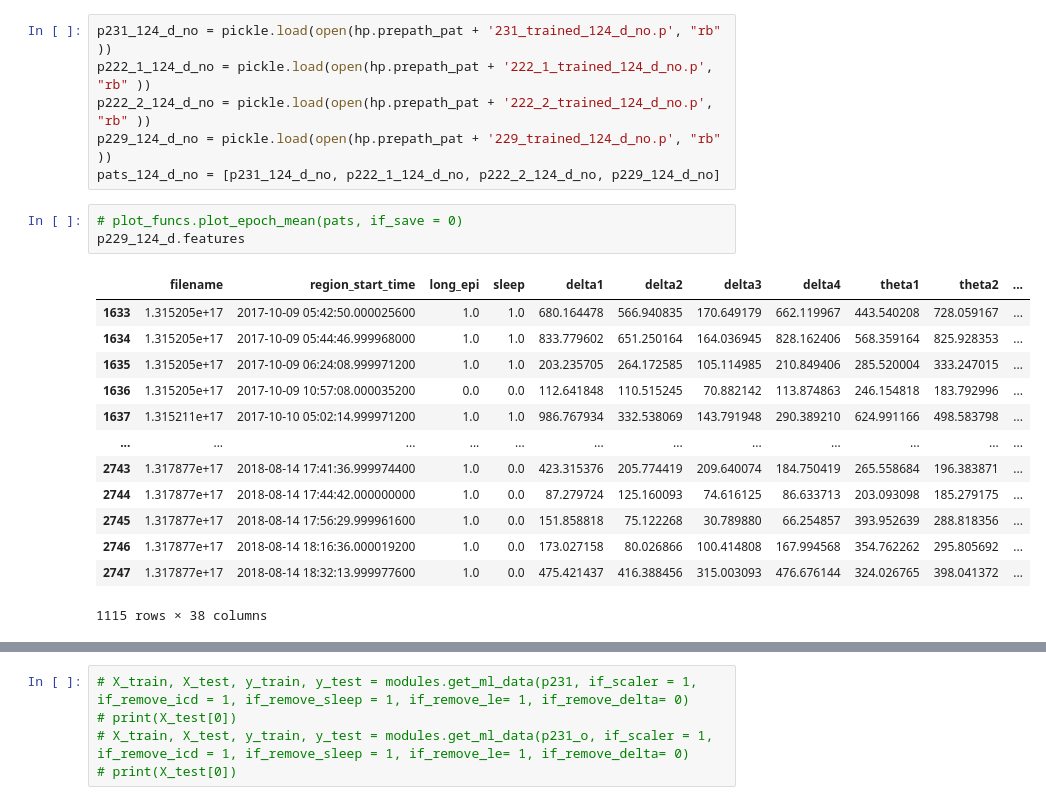
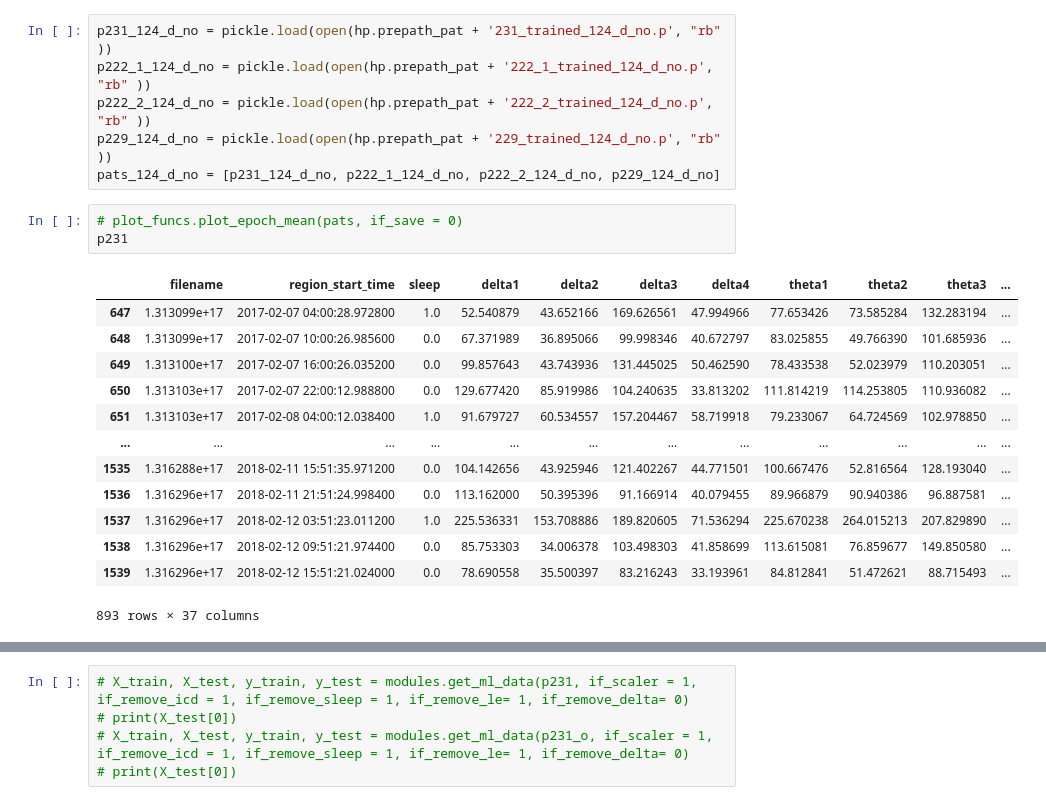
Before and after one commit to sdot08/Optimization-of-Responsive-Neurostimulation-RNS-Therapy-through-Data-Mining-Approaches, a Jupyter notebook: src/ML results.ipynb, the cells around one changed output, grey strips where cells are left out. Saved outputs shown, nothing was run; the diff lists cells and outputs as text.

```diff
--- a/src/ML results.ipynb
+++ b/src/ML results.ipynb
@@ -75,18 +76,18 @@ p229_124_d_no = pickle.load(open(hp.prepath_pat + '229_trained_124_d_no.p', "rb"
 pats_124_d_no = [p231_124_d_no, p222_1_124_d_no, p222_2_124_d_no, p229_124_d_no]
 # %%
 # plot_funcs.plot_epoch_mean(pats, if_save = 0)
-p229_124_d.features
+p231
 # %% [output]
-|  | filename | region_start_time | long_epi | sleep | delta1 | delta2 | delta3 | delta4 | theta1 | theta2 | ... |
-| 1633 | 1.315205e+17 | 2017-10-09 05:42:50.000025600 | 1.0 | 1.0 | 680.164478 | 566.940835 | 170.649179 | 662.119967 | 443.540208 | 728.059167 | ... |
-| 1634 | 1.315205e+17 | 2017-10-09 05:44:46.999968000 | 1.0 | 1.0 | 833.779602 | 651.250164 | 164.036945 | 828.162406 | 568.359164 | 825.928353 | ... |
-| 1635 | 1.315205e+17 | 2017-10-09 06:24:08.999971200 | 1.0 | 1.0 | 203.235705 | 264.172585 | 105.114985 | 210.849406 | 285.520004 | 333.247015 | ... |
-| 1636 | 1.315205e+17 | 2017-10-09 10:57:08.000035200 | 0.0 | 0.0 | 112.641848 | 110.515245 | 70.882142 | 113.874863 | 246.154818 | 183.792996 | ... |
-| 1637 | 1.315211e+17 | 2017-10-10 05:02:14.999971200 | 1.0 | 1.0 | 986.767934 | 332.538069 | 143.791948 | 290.389210 | 624.991166 | 498.583798 | ... |
+|  | filename | region_start_time | sleep | delta1 | delta2 | delta3 | delta4 | theta1 | theta2 | theta3 | ... |
+| 647 | 1.313099e+17 | 2017-02-07 04:00:28.972800 | 1.0 | 52.540879 | 43.652166 | 169.626561 | 47.994966 | 77.653426 | 73.585284 | 132.283194 | ... |
+| 648 | 1.313099e+17 | 2017-02-07 10:00:26.985600 | 0.0 | 67.371989 | 36.895066 | 99.998346 | 40.672797 | 83.025855 | 49.766390 | 101.685936 | ... |
+| 649 | 1.313100e+17 | 2017-02-07 16:00:26.035200 | 0.0 | 99.857643 | 43.743936 | 131.445025 | 50.462590 | 78.433538 | 52.023979 | 110.203051 | ... |
+| 650 | 1.313103e+17 | 2017-02-07 22:00:12.988800 | 0.0 | 129.677420 | 85.919986 | 104.240635 | 33.813202 | 111.814219 | 114.253805 | 110.936082 | ... |
+| 651 | 1.313103e+17 | 2017-02-08 04:00:12.038400 | 1.0 | 91.679727 | 60.534557 | 157.204467 | 58.719918 | 79.233067 | 64.724569 | 102.978850 | ... |
 | ... | ... | ... | ... | ... | ... | ... | ... | ... | ... | ... | ... |
-| 2743 | 1.317877e+17 | 2018-08-14 17:41:36.999974400 | 1.0 | 0.0 | 423.315376 | 205.774419 | 209.640074 | 184.750419 | 265.558684 | 196.383871 | ... |
-| 2744 | 1.317877e+17 | 2018-08-14 17:44:42.000000000 | 1.0 | 0.0 | 87.279724 | 125.160093 | 74.616125 | 86.633713 | 203.093098 | 185.279175 | ... |
-| 2745 | 1.317877e+17 | 2018-08-14 17:56:29.999961600 | 1.0 | 0.0 | 151.858818 | 75.122268 | 30.789880 | 66.254857 | 393.952639 | 288.818356 | ... |
-| 2746 | 1.317877e+17 | 2018-08-14 18:16:36.000019200 | 1.0 | 0.0 | 173.027158 | 80.026866 | 100.414808 | 167.994568 | 354.762262 | 295.805692 | ... |
-| 2747 | 1.317877e+17 | 2018-08-14 18:32:13.999977600 | 1.0 | 0.0 | 475.421437 | 416.388456 | 315.003093 | 476.676144 | 324.026765 | 398.041372 | ... |
+| 1535 | 1.316288e+17 | 2018-02-11 15:51:35.971200 | 0.0 | 104.142656 | 43.925946 | 121.402267 | 44.771501 | 100.667476 | 52.816564 | 128.193040 | ... |
+| 1536 | 1.316296e+17 | 2018-02-11 21:51:24.998400 | 0.0 | 113.162000 | 50.395396 | 91.166914 | 40.079455 | 89.966879 | 90.940386 | 96.887581 | ... |
+| 1537 | 1.316296e+17 | 2018-02-12 03:51:23.011200 | 1.0 | 225.536331 | 153.708886 | 189.820605 | 71.536294 | 225.670238 | 264.015213 | 207.829890 | ... |
+| 1538 | 1.316296e+17 | 2018-02-12 09:51:21.974400 | 0.0 | 85.753303 | 34.006378 | 103.498303 | 41.858699 | 113.615081 | 76.859677 | 149.850580 | ... |
+| 1539 | 1.316296e+17 | 2018-02-12 15:51:21.024000 | 0.0 | 78.690558 | 35.500397 | 83.216243 | 33.193961 | 84.812841 | 51.472621 | 88.715493 | ... |
-1115 rows × 38 columns
+893 rows × 37 columns
```
Also changed, not shown: parts of 4 cells of this notebook.
